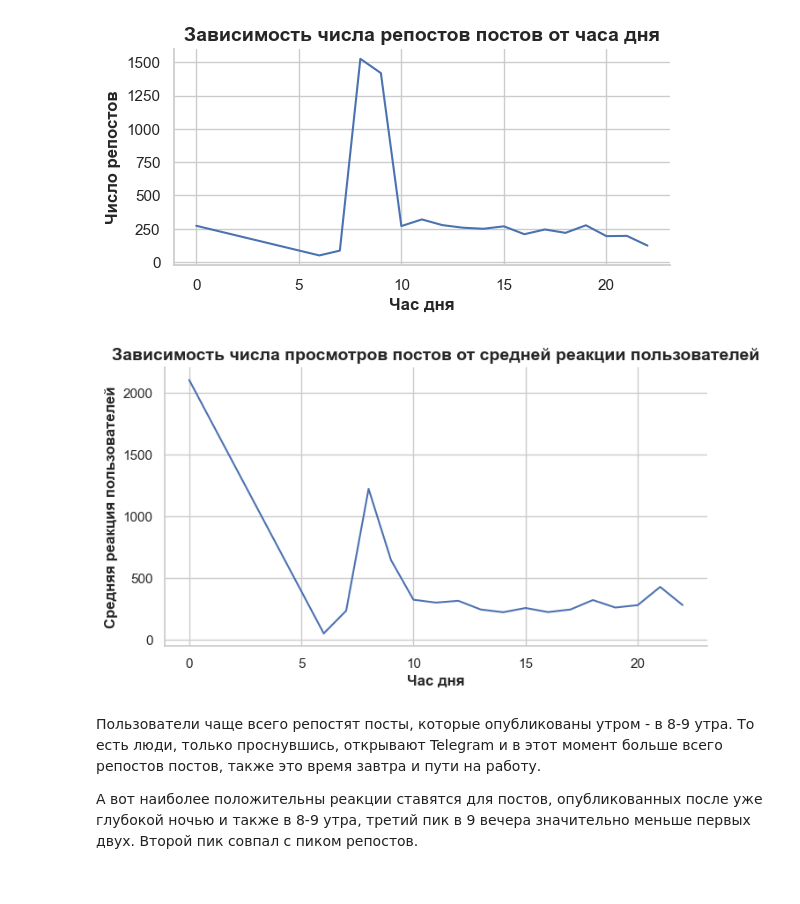
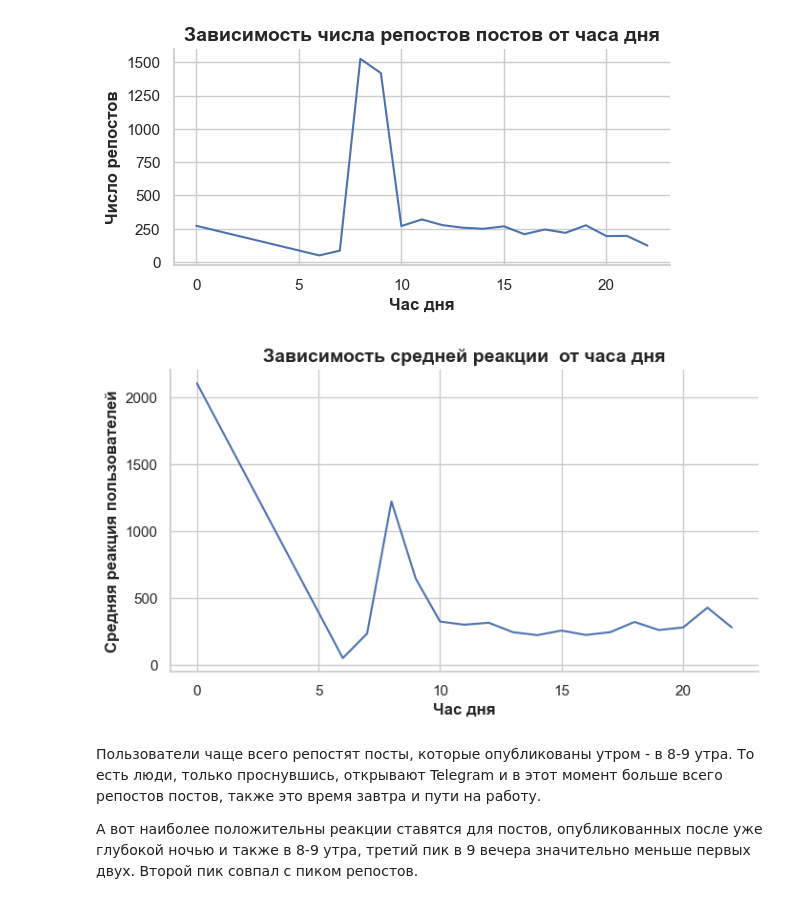
Before and after one commit to EmilStasevski/Parsing-Scraping-projects, a Jupyter notebook: Russian banks' telegram accounts/Аналитика.ipynb, the cells around one changed output. Drawn from its saved outputs; the diff is of its cells as text; code cells hidden in the pictures.

```diff
--- a/Russian banks' telegram accounts/Аналитика.ipynb
+++ b/Russian banks' telegram accounts/Аналитика.ipynb
@@ -158,7 +163,7 @@ def preprocess_df(df):
 
     df['reaction_dict'] = df['reactions.reactions'].apply(parse_reactions)
     reactions_df = pd.json_normalize(df['reaction_dict'])
-    df['measured_emotion'] = df['reaction_dict'].apply(lambda x: calculate_emotion(x))
+    df['accumulative_reaction'] = df['reaction_dict'].apply(lambda x: calculate_emotion(x))
     df = pd.concat([df, reactions_df], axis=1)
     #df.drop(columns=[ 'reaction_dict'], inplace = True)
     df = df.loc[:, ~df.columns.str.startswith('custom')]
@@ -389,7 +411,7 @@ plt.show();
 #### Час дня
 # %%
 hours_stat = dfp.groupby('hour' ,observed=False ,
-                        as_index = False)[['forwards', 'views',  'measured_emotion'  ]].mean()
+                        as_index = False)[['forwards', 'views',  'accumulative_reaction'  ]].mean()
 
 sns.relplot(data = hours_stat, x = 'hour', y = 'forwards',
             kind= 'line', height=3,  aspect=2);
@@ -400,14 +422,14 @@ plt.show();
 # %% [output]
 [figure]
 # %%
-sns.relplot(data = hours_stat, x = 'hour', y = 'measured_emotion',
+sns.relplot(data = hours_stat, x = 'hour', y = 'accumulative_reaction',
             kind= 'line', height=4,  aspect=1.8);
-plt.title('Зависимость числа просмотров постов от средней реакции пользователей', fontsize=14, fontweight ='bold')
+plt.title('Зависимость средней реакции  от часа дня', fontsize=14, fontweight ='bold')
 plt.xlabel('Час дня', fontsize=12,  fontweight ='bold')
 plt.ylabel('Средняя реакция пользователей', fontsize=12, fontweight ='bold')
 plt.show();
 # %% [output]
-[figure, old version]
+[figure, new version]
 # %% [markdown]
 Пользователи чаще всего репостят посты, которые опубликованы утром -  в 8-9 утра. То есть люди, только проснувшись, открывают  Telegram и в этот  момент больше всего репостов постов, также это время завтра и пути на работу.
 
```
Also changed, not shown: parts of 32 cells of this notebook.
